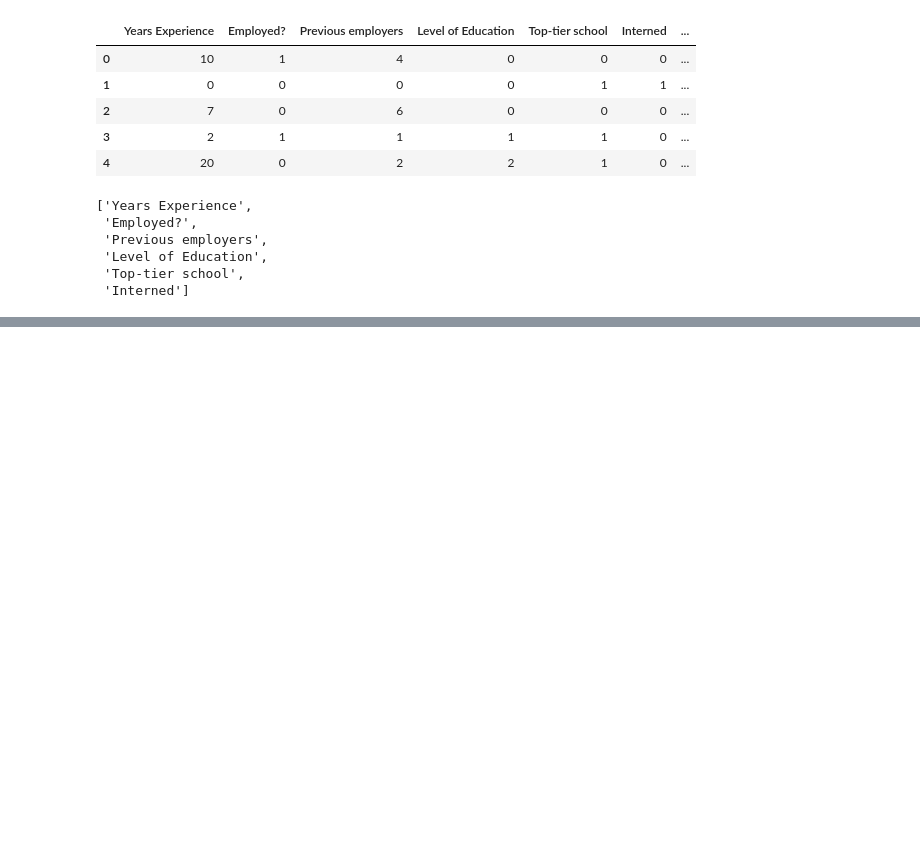
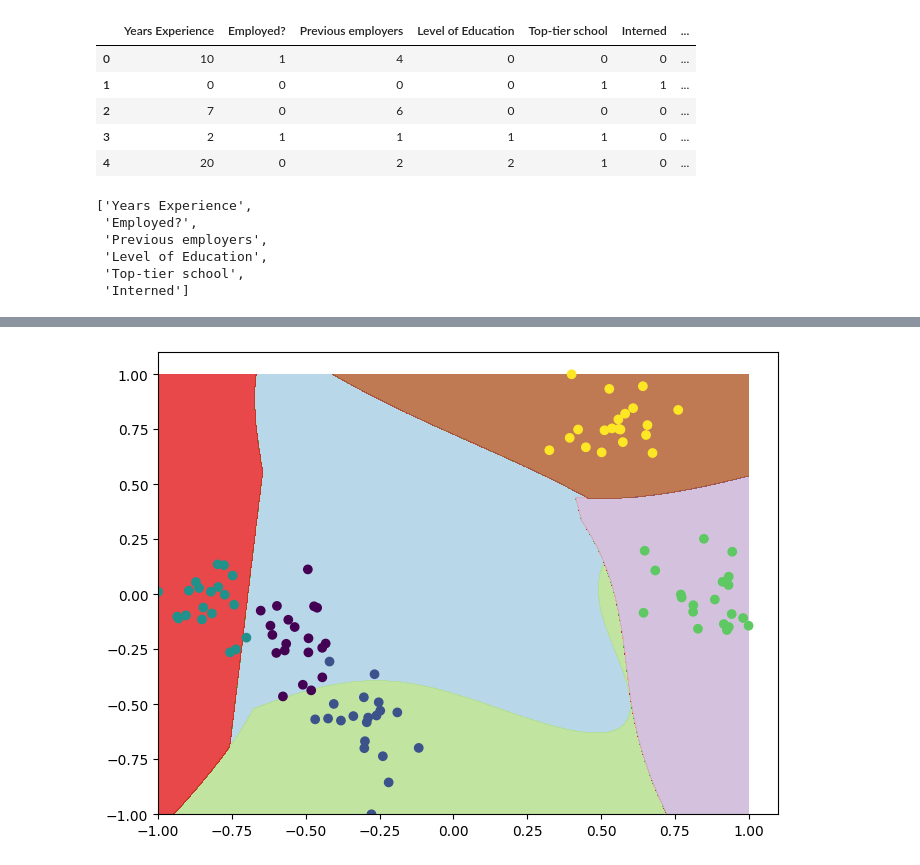
Before and after one commit to lucasarenhardt/LAMIA, a Jupyter notebook: 11/ML.ipynb, the cells around one changed output, grey strips where cells are left out. Cells and saved outputs as stored; diff of their text form; code cells hidden in the pictures; blank space fills up the shorter version.

```diff
--- a/11/ML.ipynb
+++ b/11/ML.ipynb
@@ -264,0 +404,9 @@ Image(graph.create_png())
+# %%
+#utilizando outro kernel para teste
+
+svc = svm.SVC(kernel='poly', degree=3, C=C).fit(X, y)
+plotPrediction(svc)
+
+#percebe-se um resultado bem diferente do observado com o kernel linear
+# %% [output]
+[figure, added]
```
Also changed, not shown: parts of 15 cells of this notebook, 3 other files.
